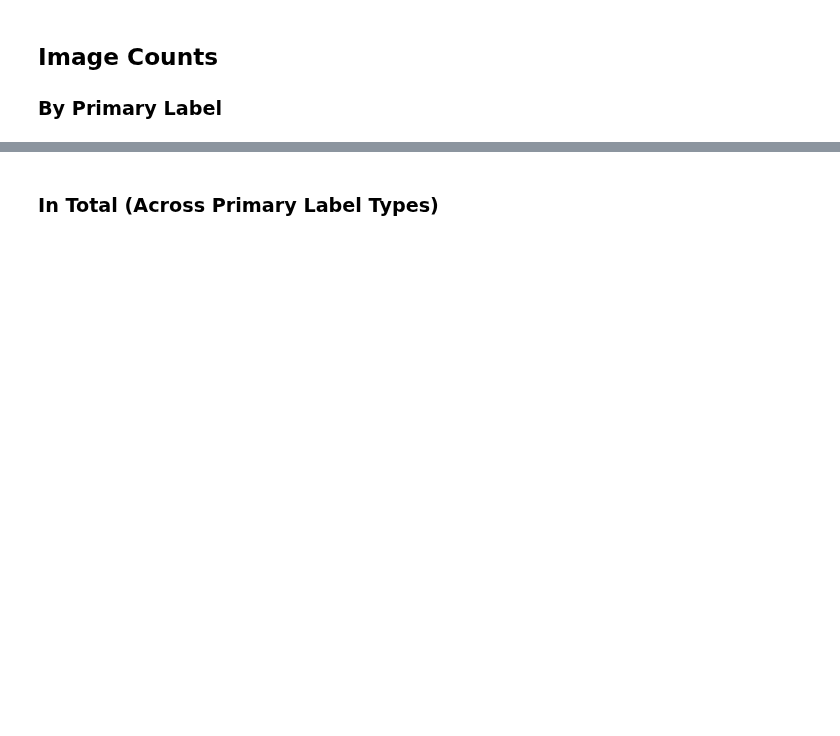
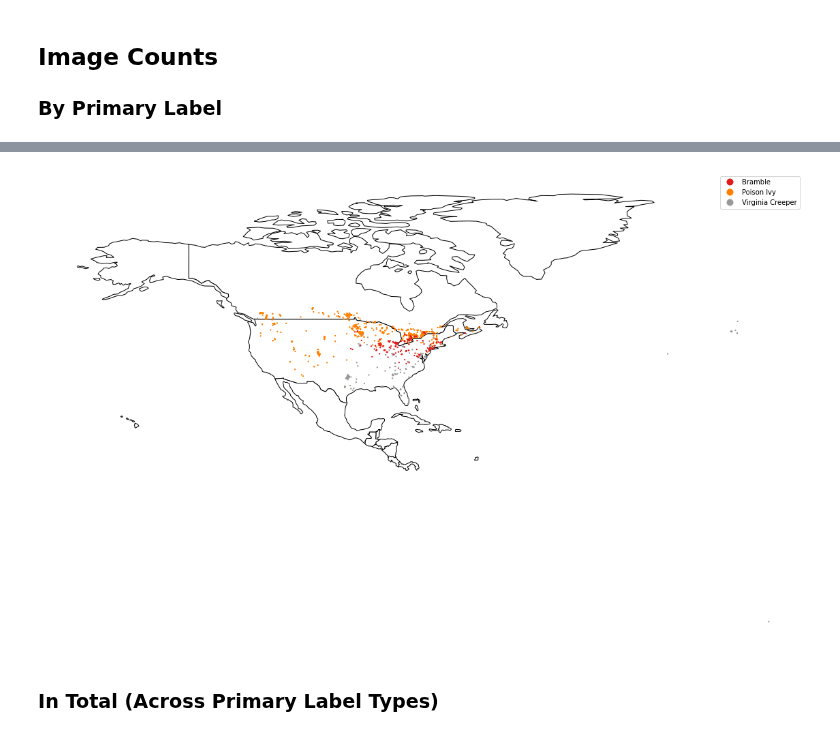
Before and after one commit to mikeasilva/CUNY-SPS, a Jupyter notebook: DATA698/05 - Exploratory Data Analysis.ipynb, the cells around one changed output, grey strips where cells are left out. Drawn from its saved outputs; the diff is of its cells as text; code cells hidden in the pictures; blank space fills up the shorter version.

```diff
--- a/DATA698/05 - Exploratory Data Analysis.ipynb
+++ b/DATA698/05 - Exploratory Data Analysis.ipynb
@@ -115,3 +129,11 @@ Bramble 165
+# %%
+fig, ax = plt.subplots(figsize=(20,20))
+north_america = world[world.continent == "North America"].plot(color="white", edgecolor="black", ax=ax)
+gdf.plot(column="Plant Type", categorical=True, legend=True, ax=ax, cmap=brewer_cmap, markersize=1.5)
+ax.set_axis_off()
+plt.show()
+# %% [output]
+[figure, added]
 # %% [markdown]
 ### In Total (Across Primary Label Types)
 # %%
```
Also changed, not shown: parts of 23 cells of this notebook.
